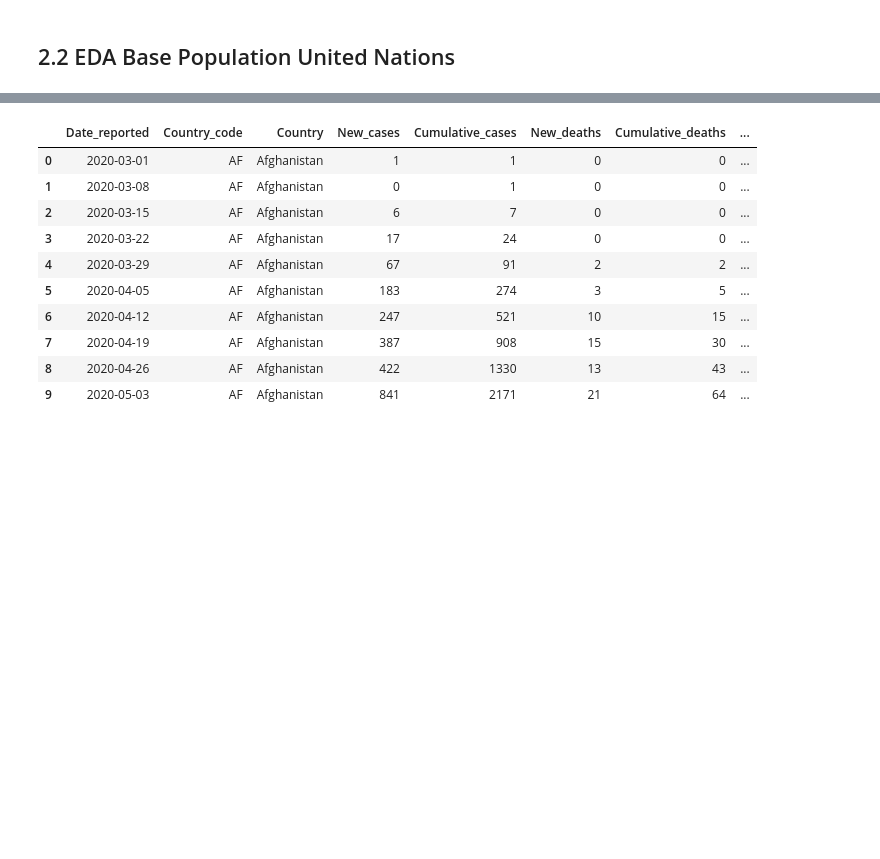
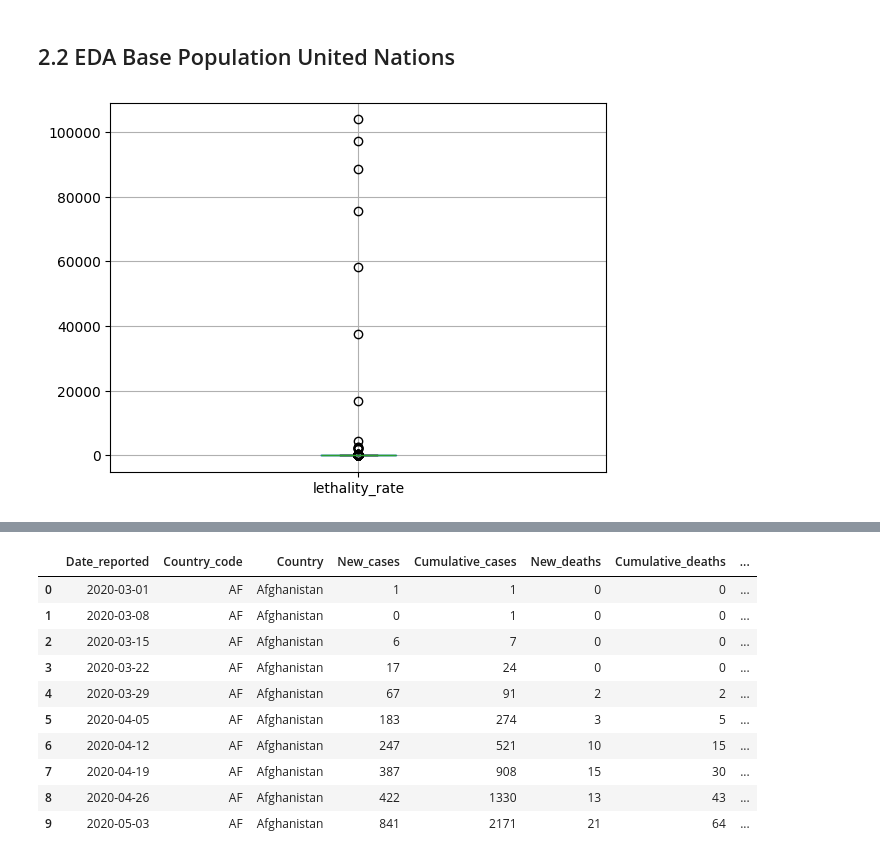
Before and after one commit to EdwinGarcia9/Covid19_Analyts, a Jupyter notebook: Covid19_Analytics.ipynb, the cells around one changed output, grey strips where cells are left out. Saved outputs shown, nothing was run; the diff lists cells and outputs as text; code cells hidden in the pictures; blank space fills up the shorter version.

```diff
--- a/Covid19_Analytics.ipynb
+++ b/Covid19_Analytics.ipynb
@@ -84,6 +86,12 @@ df_covid[['New_cases', 'New_deaths']] = df_covid[['New_cases', 'New_deaths']].as
 # %%
 # Crear la nueva columna 'lethality_rate'
 df_covid['lethality_rate'] = (df_covid['Cumulative_deaths'] / df_covid['Cumulative_cases']) * 100
+# %%
+#Nueva
+df_covid.boxplot(column=['lethality_rate'])
+plt.show()
+# %% [output]
+[figure, added]
 # %%
 # Filtrar registros entre los cuantiles 0 y 0.99 de 'lethality_rate'
 quantile_low = df_covid['lethality_rate'].quantile(0)
```
Also changed, not shown: parts of 29 cells of this notebook, 2 other files.
